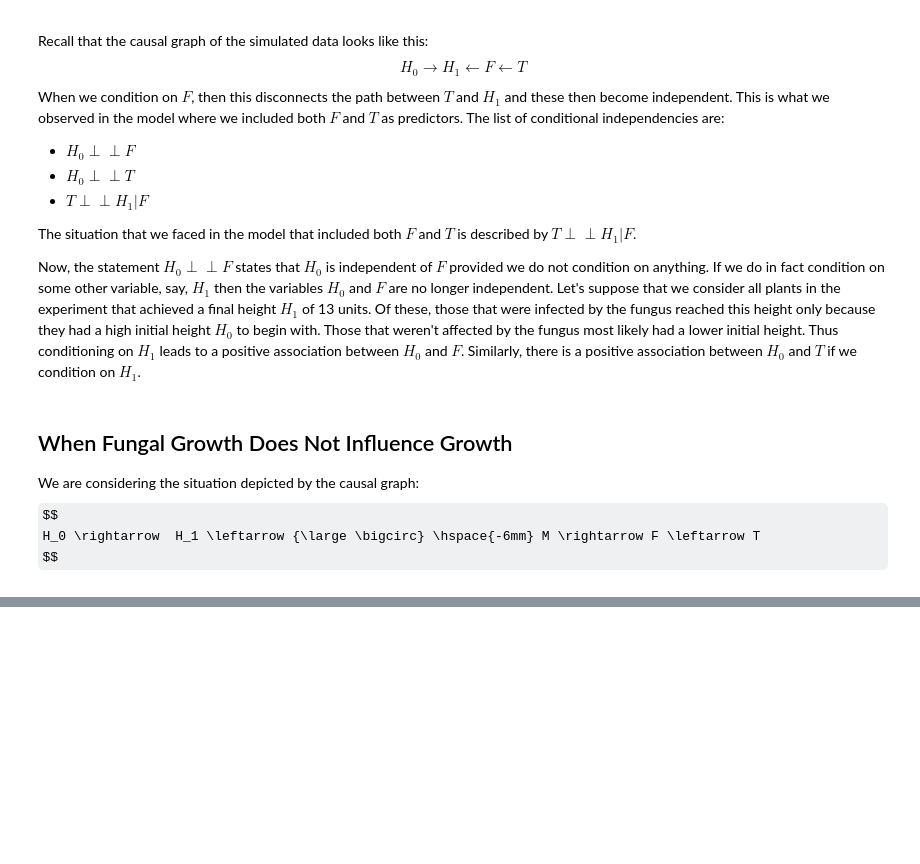
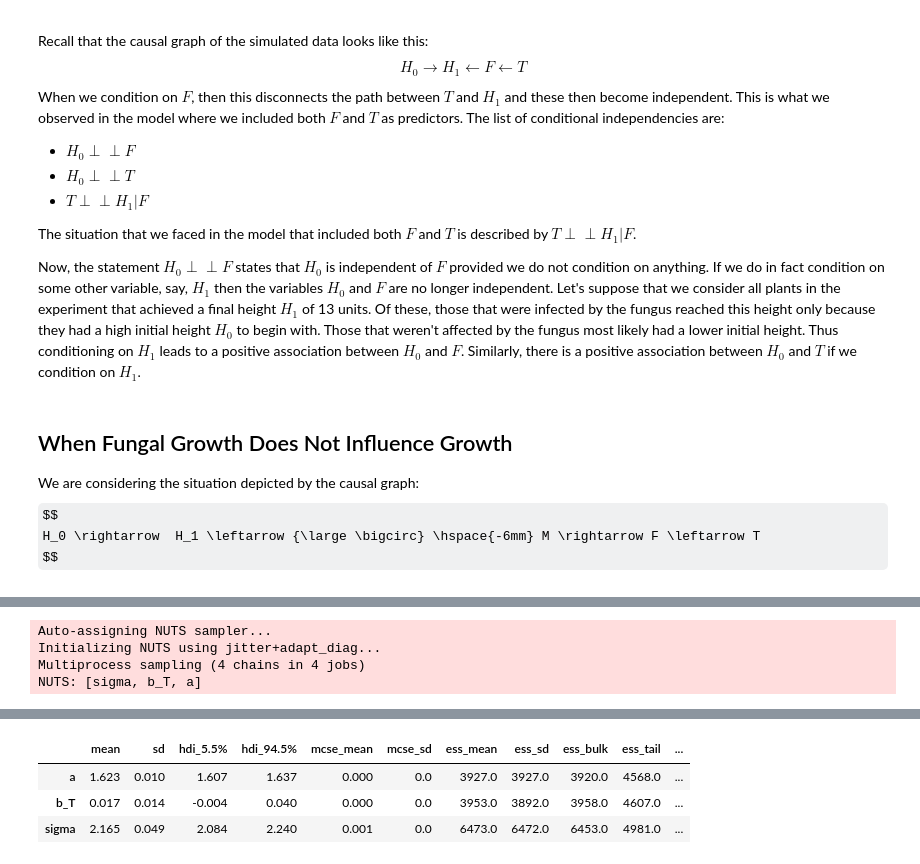
Before and after one commit to somnath1077/statistical_rethinking, a Jupyter notebook: code/ch06/nb02_post_treatment_bias.ipynb, the cells around one changed output, grey strips where cells are left out. Cells and saved outputs as stored; diff of their text form; code cells hidden in the pictures; some formulas as TeX source; blank space fills up the shorter version.

```diff
--- a/code/ch06/nb02_post_treatment_bias.ipynb
+++ b/code/ch06/nb02_post_treatment_bias.ipynb
@@ -238,0 +239,18 @@ df_2.describe([0.055, 0.945])
+# %%
+with pm.Model() as m_H_T:
+    a = pm.Lognormal('a', mu=0, sigma=0.25)
+    b_T = pm.Normal('b_T', mu=0, sigma=0.5)
+    sigma = pm.Exponential('sigma', lam=1)
+
+    p = a + b_T * df_2['treatment']
+    mu = pm.Deterministic('mu', df_2['h0'].values * p)
+    h1 = pm.Normal('h1', mu=mu, sigma=sigma, observed=df_2['h1'])
+
+    trace_H_T = pm.sample(2000, tune=2000)
+
+az.summary(trace_H_T, var_names=['a', 'b_T', 'sigma'], hdi_prob=0.89)
+# %% [output]
+Auto-assigning NUTS sampler...
+Initializing NUTS using jitter+adapt_diag...
+Multiprocess sampling (4 chains in 4 jobs)
+NUTS: [sigma, b_T, a]
@@ -238,0 +259,4 @@ df_2.describe([0.055, 0.945])
+|  | mean | sd | hdi_5.5% | hdi_94.5% | mcse_mean | mcse_sd | ess_mean | ess_sd | ess_bulk | ess_tail | ... |
+| a | 1.623 | 0.010 | 1.607 | 1.637 | 0.000 | 0.0 | 3927.0 | 3927.0 | 3920.0 | 4568.0 | ... |
+| b_T | 0.017 | 0.014 | -0.004 | 0.040 | 0.000 | 0.0 | 3953.0 | 3892.0 | 3958.0 | 4607.0 | ... |
+| sigma | 2.165 | 0.049 | 2.084 | 2.240 | 0.001 | 0.0 | 6473.0 | 6472.0 | 6453.0 | 4981.0 | ... |
```
Also changed, not shown: parts of 10 cells of this notebook.
